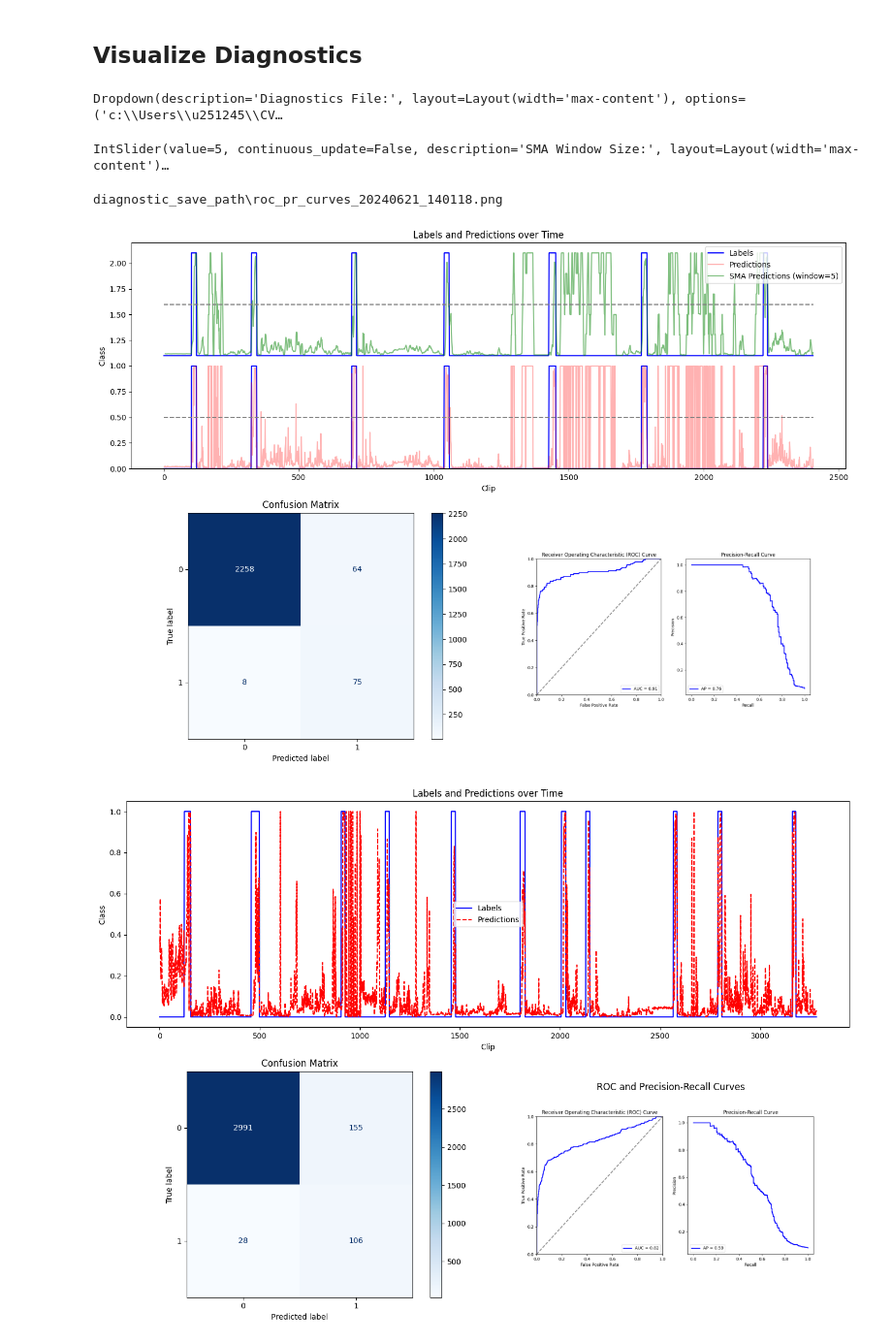
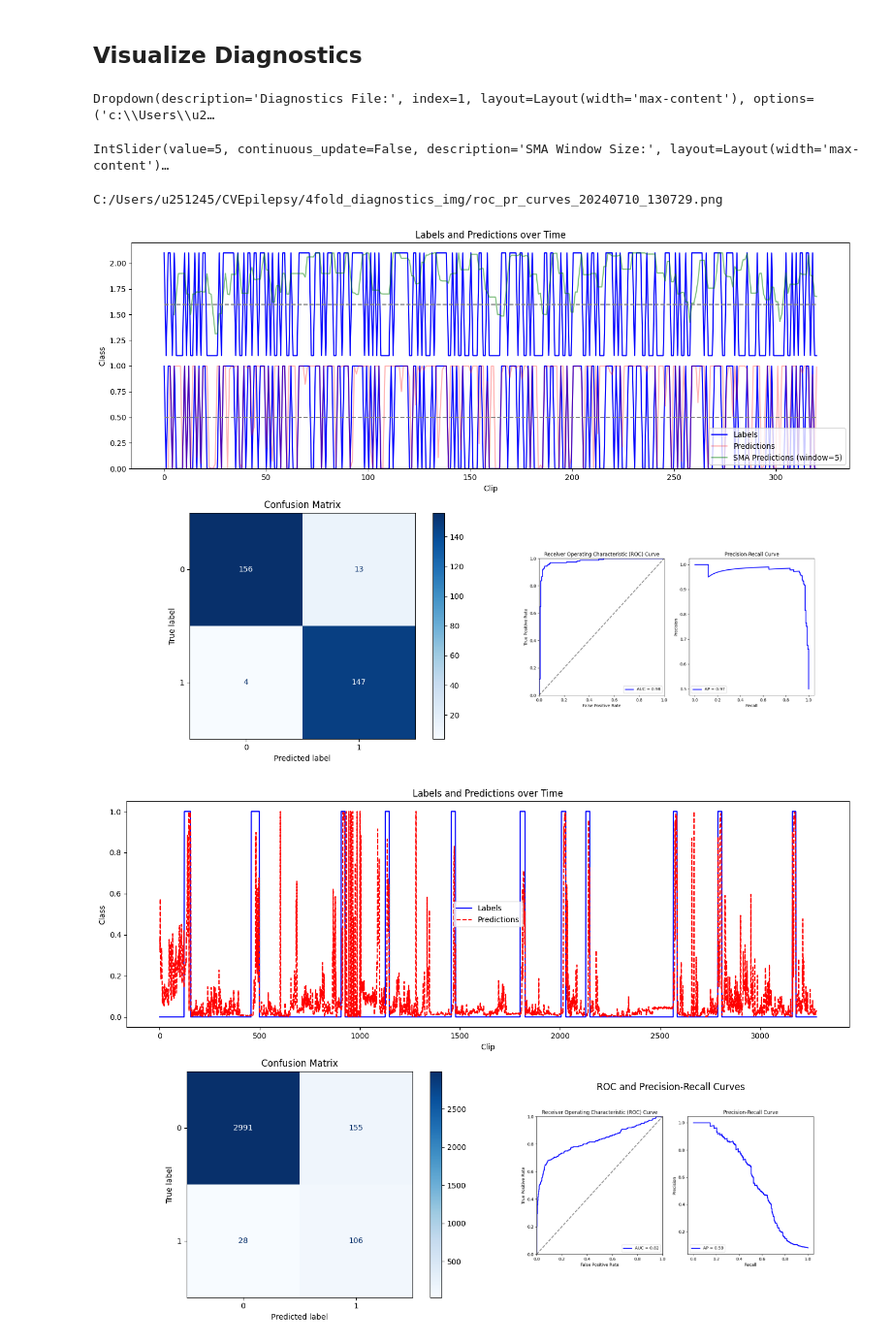
Before and after one commit to aidanboyne/CVEpilepsy, a Jupyter notebook: aidan_create_figures.ipynb, the cells around one changed output. Shown: that part at 97% size. Cells and saved outputs as stored; diff of their text form; code cells hidden in the pictures.

Commit message:
Fixed error in best model finder

```diff
--- a/aidan_create_figures.ipynb
+++ b/aidan_create_figures.ipynb
@@ -116,39 +116,45 @@ best_diagnostics = [
     'c:\\Users\\u251245\\CVEpilepsy\\diagnostics_TRAIN\\diagnostics_20240621_200935.txt'
 ]
 
+# List of best 4-fold diagnostic files
+best_4fold = ['c:\\Users\\u251245\\CVEpilepsy\\4fold_diagnostics_text\\diagnostics_20240710_121915.txt',
+              'c:\\Users\\u251245\\CVEpilepsy\\4fold_diagnostics_text\\diagnostics_20240710_130729.txt',
+              'c:\\Users\\u251245\\CVEpilepsy\\4fold_diagnostics_text\\diagnostics_20240710_135254.txt',
+              'c:\\Users\\u251245\\CVEpilepsy\\4fold_diagnostics_text\\diagnostics_20240710_150020.txt']
+
 # Create widgets for diagnostics file selection and SMA window size
 diagnostics_file_widget = widgets.Dropdown(
-    options=best_diagnostics,
+    options=best_4fold,
     description='Diagnostics File:',
     style={'description_width': 'initial'},
     layout={'width': 'max-content'}
 )
 
 sma_window_size_widget = widgets.IntSlider(
     value=5, min=1, max=20, step=1,
     description='SMA Window Size:',
     continuous_update=False,
     style={'description_width': 'initial'},
     layout={'width': 'max-content'}
 )
 
 def update_plot(change=None):
     clear_output(wait=True)
     display(diagnostics_file_widget, sma_window_size_widget)
     plot_diagnostics(diagnostics_file_widget.value, sma_window_size_widget.value)
 
 # Observe changes in the widgets
 diagnostics_file_widget.observe(update_plot, names='value')
 sma_window_size_widget.observe(update_plot, names='value')
 
 # Initial display of widgets
 display(diagnostics_file_widget, sma_window_size_widget)
 update_plot()
 # %% [output]
-Dropdown(description='Diagnostics File:', layout=Layout(width='max-content'), options=('c:\\Users\\u251245\\CV…
+Dropdown(description='Diagnostics File:', index=1, layout=Layout(width='max-content'), options=('c:\\Users\\u2…
 IntSlider(value=5, continuous_update=False, description='SMA Window Size:', layout=Layout(width='max-content')…
-diagnostic_save_path\roc_pr_curves_20240621_140118.png
+C:/Users/u251245/CVEpilepsy/4fold_diagnostics_img/roc_pr_curves_20240710_130729.png
-[figure, old version]
+[figure, new version]
 # %%
 base_path = 'C:/Users/u251245/CVEpilepsy/'
 diagnostic_path = 'diagnostic_save_path/'
```
Also changed, not shown: 1 other file.
